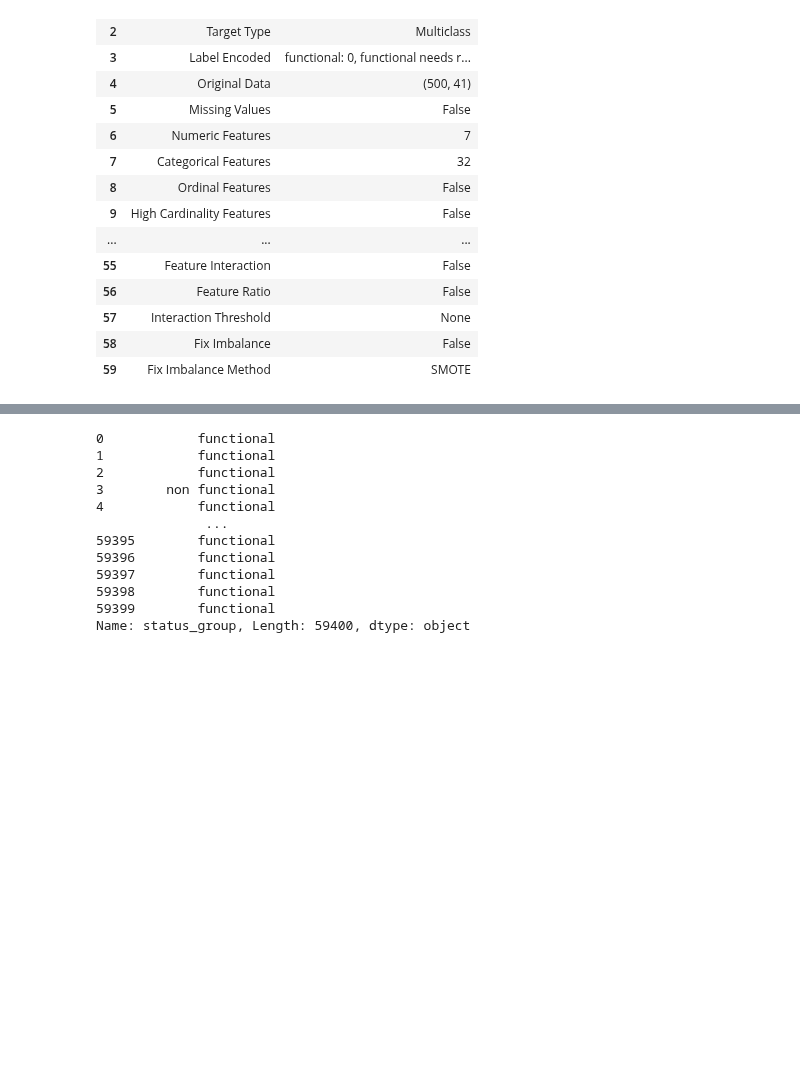
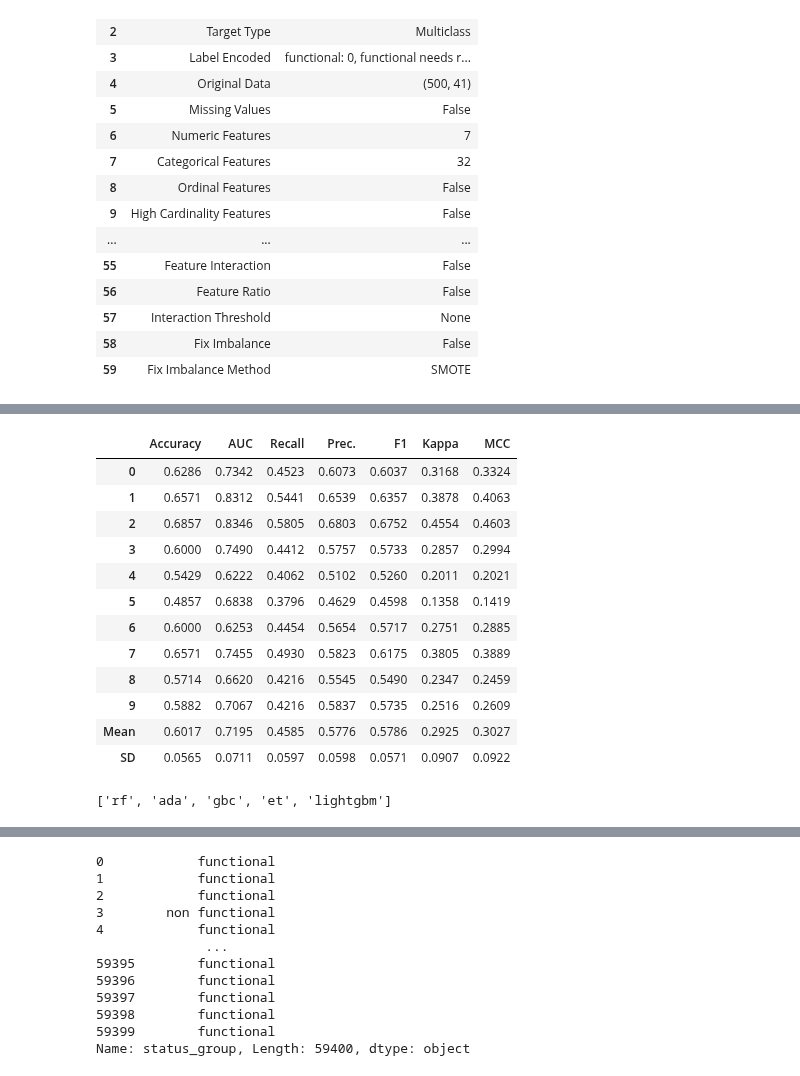
Before and after one commit to JannaW0402/Pump-it-Up, a Jupyter notebook: 869model.ipynb, the cells around one changed output, grey strips where cells are left out. Drawn from its saved outputs; the diff is of its cells as text; code cells hidden in the pictures; blank space fills up the shorter version.

```diff
--- a/869model.ipynb
+++ b/869model.ipynb
@@ -219,0 +205,20 @@ tuned_lightgbm = tune_model(lightgbm)
+# %%
+lightgbm = create_model('lightgbm')
+# %% [output]
+|  | Accuracy | AUC | Recall | Prec. | F1 | Kappa | MCC |
+| 0 | 0.6286 | 0.7342 | 0.4523 | 0.6073 | 0.6037 | 0.3168 | 0.3324 |
+| 1 | 0.6571 | 0.8312 | 0.5441 | 0.6539 | 0.6357 | 0.3878 | 0.4063 |
+| 2 | 0.6857 | 0.8346 | 0.5805 | 0.6803 | 0.6752 | 0.4554 | 0.4603 |
+| 3 | 0.6000 | 0.7490 | 0.4412 | 0.5757 | 0.5733 | 0.2857 | 0.2994 |
+| 4 | 0.5429 | 0.6222 | 0.4062 | 0.5102 | 0.5260 | 0.2011 | 0.2021 |
+| 5 | 0.4857 | 0.6838 | 0.3796 | 0.4629 | 0.4598 | 0.1358 | 0.1419 |
+| 6 | 0.6000 | 0.6253 | 0.4454 | 0.5654 | 0.5717 | 0.2751 | 0.2885 |
+| 7 | 0.6571 | 0.7455 | 0.4930 | 0.5823 | 0.6175 | 0.3805 | 0.3889 |
+| 8 | 0.5714 | 0.6620 | 0.4216 | 0.5545 | 0.5490 | 0.2347 | 0.2459 |
+| 9 | 0.5882 | 0.7067 | 0.4216 | 0.5837 | 0.5735 | 0.2516 | 0.2609 |
+| Mean | 0.6017 | 0.7195 | 0.4585 | 0.5776 | 0.5786 | 0.2925 | 0.3027 |
+| SD | 0.0565 | 0.0711 | 0.0597 | 0.0598 | 0.0571 | 0.0907 | 0.0922 |
+# %%
+models(type='ensemble').index.tolist()
+# %% [output]
+['rf', 'ada', 'gbc', 'et', 'lightgbm']
```
Also changed, not shown: parts of 16 cells of this notebook.
